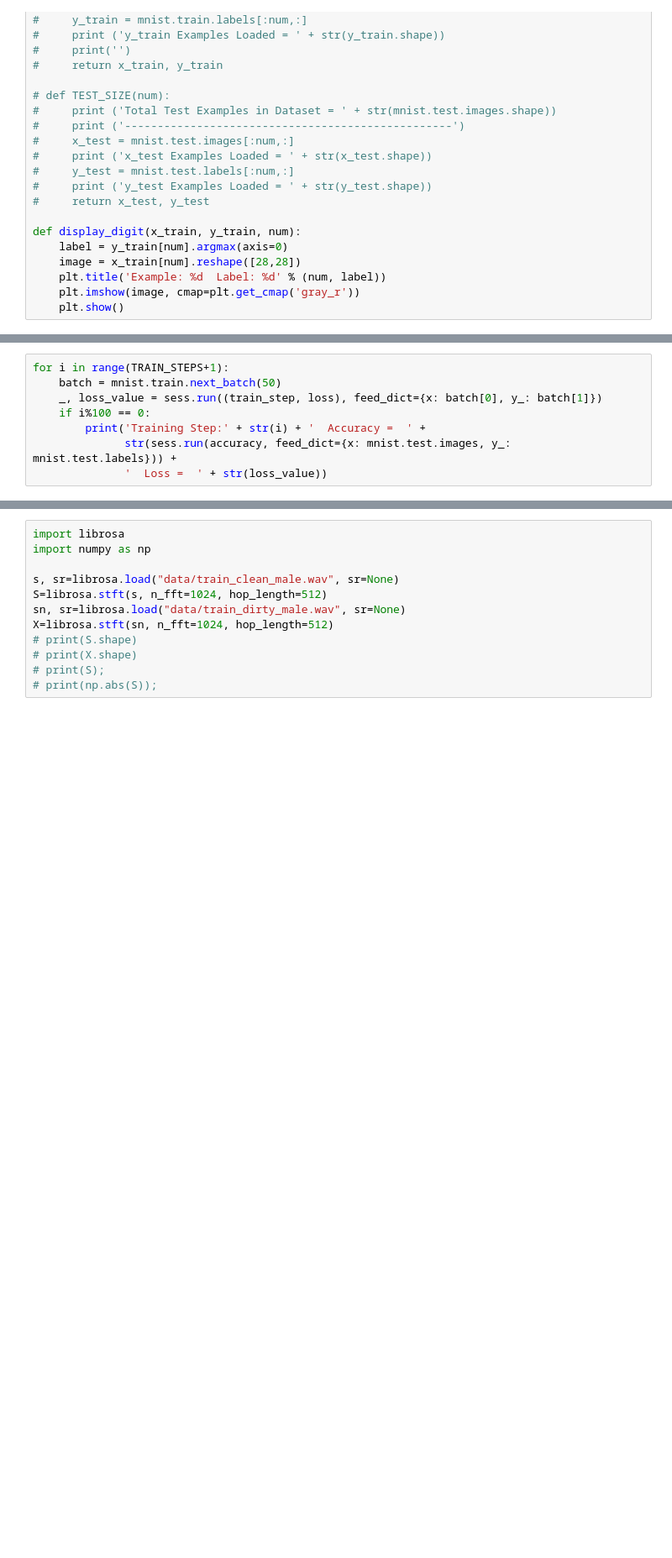
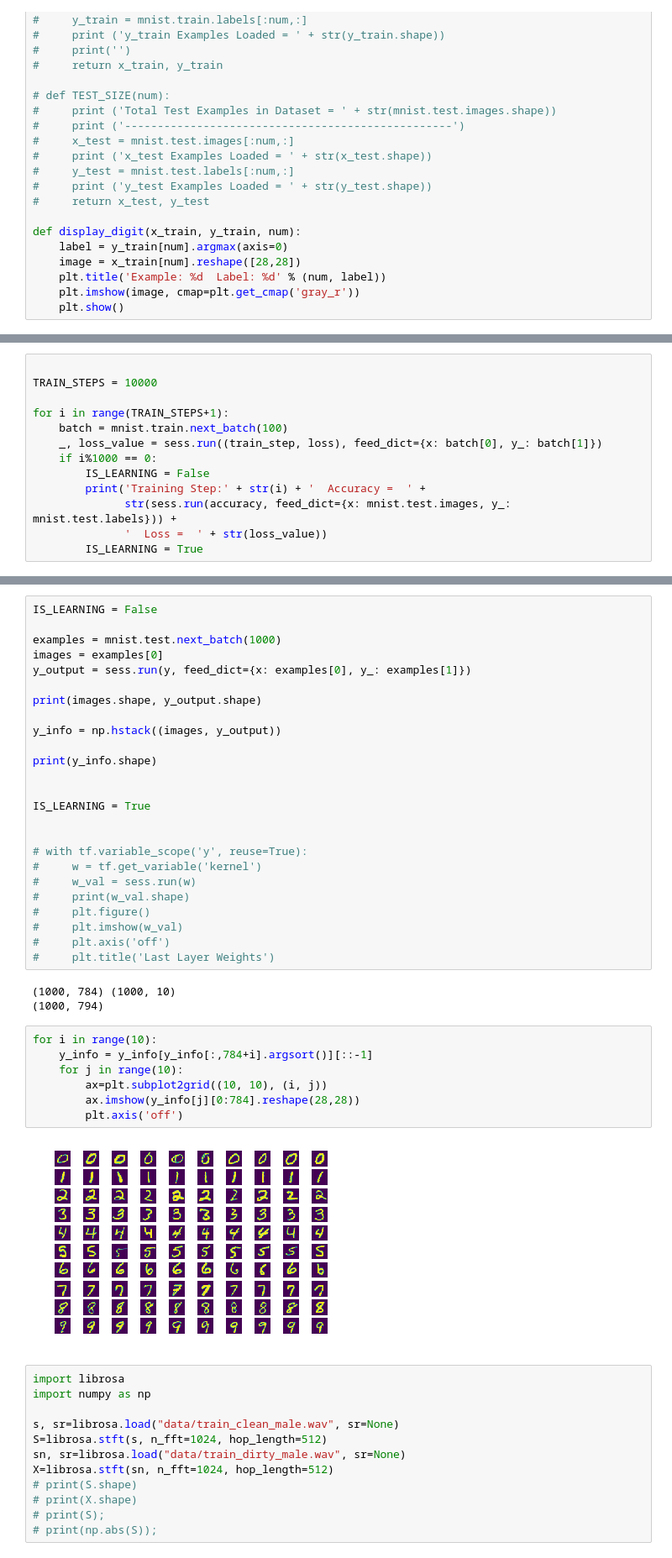
Before and after one commit to mofas/deep_learning_system_note, a Jupyter notebook: hw1.ipynb, the cells around one changed output, grey strips where cells are left out. Shown: that part at 84% size. Cells and saved outputs as stored; diff of their text form; blank space fills up the shorter version.

```diff
--- a/hw1.ipynb
+++ b/hw1.ipynb
@@ -72,9 +87,14 @@ accuracy = tf.reduce_mean(tf.cast(correct_prediction, tf.float32))
 # %%
+
+TRAIN_STEPS = 10000
+
 for i in range(TRAIN_STEPS+1):
-    batch = mnist.train.next_batch(50)
+    batch = mnist.train.next_batch(100)
     _, loss_value = sess.run((train_step, loss), feed_dict={x: batch[0], y_: batch[1]})
-    if i%100 == 0:
+    if i%1000 == 0:
+        IS_LEARNING = False
         print('Training Step:' + str(i) + '  Accuracy =  ' +
               str(sess.run(accuracy, feed_dict={x: mnist.test.images, y_: mnist.test.labels})) +
               '  Loss =  ' + str(loss_value))
+        IS_LEARNING = True
 # %% [output]
@@ -98,3 +112,40 @@ Training Step:2000  Accuracy =  0.9176  Loss =  1.5699023
+# %%
+IS_LEARNING = False
+
+examples = mnist.test.next_batch(1000)
+images = examples[0]
+y_output = sess.run(y, feed_dict={x: examples[0], y_: examples[1]})
+
+print(images.shape, y_output.shape)
+
+y_info = np.hstack((images, y_output))
+
+print(y_info.shape)
+
+
+IS_LEARNING = True
+
+
+# with tf.variable_scope('y', reuse=True):
+#     w = tf.get_variable('kernel')
+#     w_val = sess.run(w)
+#     print(w_val.shape)
+#     plt.figure()
+#     plt.imshow(w_val)
+#     plt.axis('off')
+#     plt.title('Last Layer Weights')
+# %% [output]
+(1000, 784) (1000, 10)
+(1000, 794)
+# %%
+for i in range(10):
+    y_info = y_info[y_info[:,784+i].argsort()][::-1]
+    for j in range(10):
+        ax=plt.subplot2grid((10, 10), (i, j))
+        ax.imshow(y_info[j][0:784].reshape(28,28))
+        plt.axis('off')
+# %% [output]
+[figure, added]
 # %%
 import librosa
 import numpy as np
```
Also changed, not shown: parts of 3 cells of this notebook, 2 other files.
